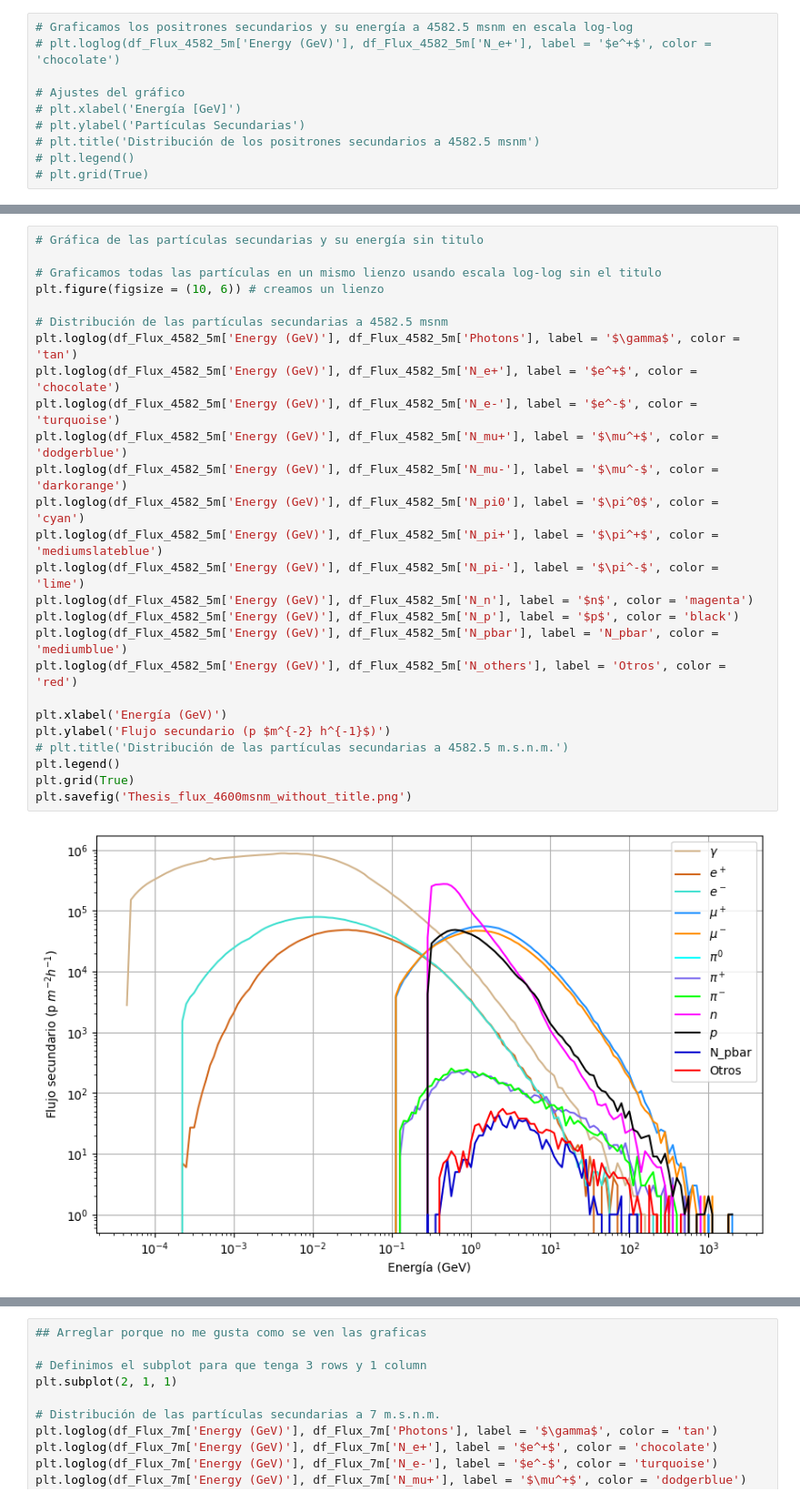
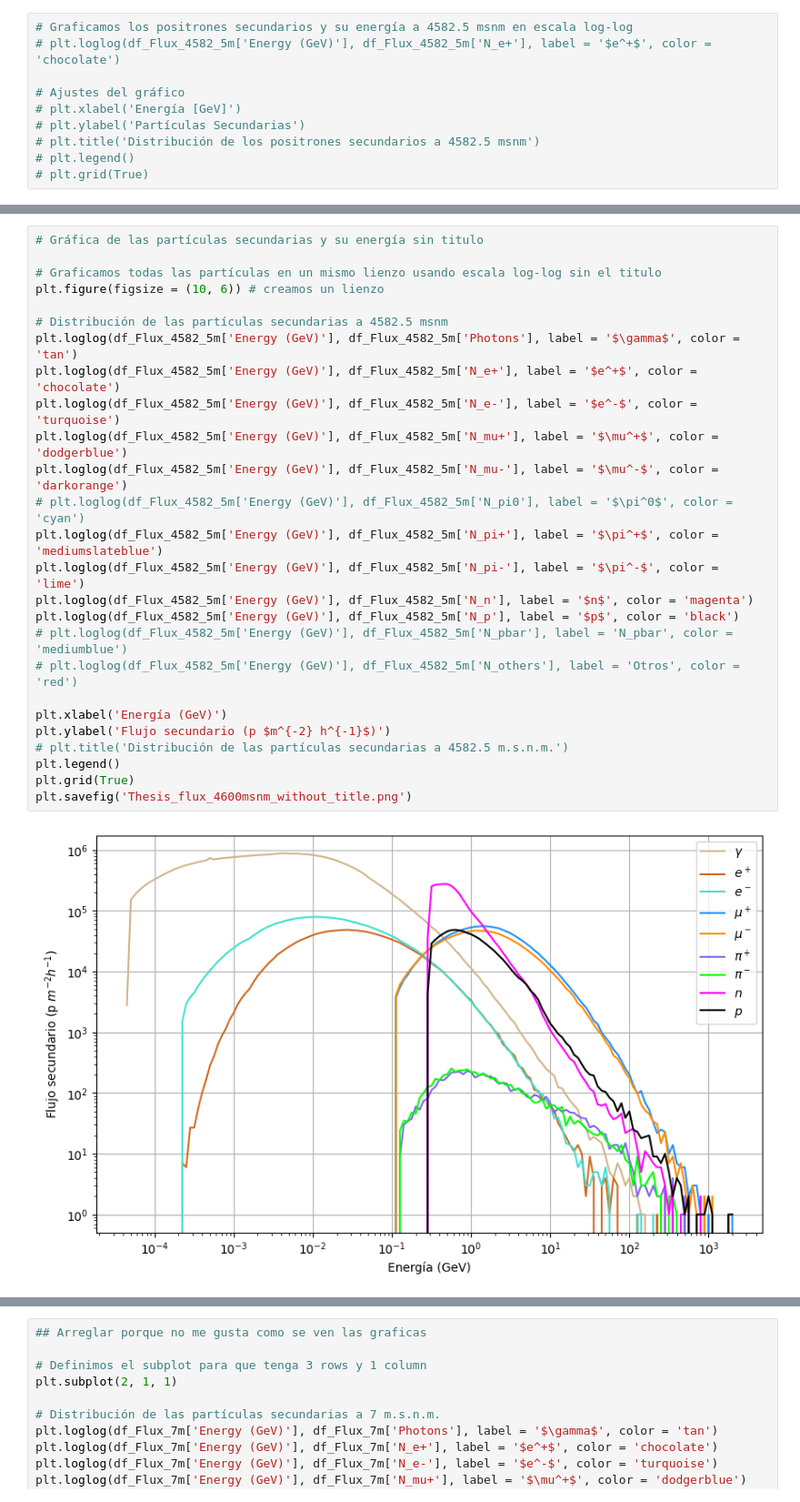
Before and after one commit to Mata13/BScThesis_CosmicRays, a Jupyter notebook: Thes_Flux_NP/Notebook/Thes_Flux_NP.ipynb, the cells around one changed output, grey strips where cells are left out. Shown at 91% size. Cells and saved outputs as stored; diff of their text form.

```diff
--- a/Thes_Flux_NP/Notebook/Thes_Flux_NP.ipynb
+++ b/Thes_Flux_NP/Notebook/Thes_Flux_NP.ipynb
@@ -227,28 +292,28 @@ plt.savefig('Thesis_flux_4600msnm_with_title.png')
 # %%
 # Gráfica de las partículas secundarias y su energía sin titulo
 
 # Graficamos todas las partículas en un mismo lienzo usando escala log-log sin el titulo
 plt.figure(figsize = (10, 6)) # creamos un lienzo
 
 # Distribución de las partículas secundarias a 4582.5 msnm
 plt.loglog(df_Flux_4582_5m['Energy (GeV)'], df_Flux_4582_5m['Photons'], label = '$\gamma$', color = 'tan')
 plt.loglog(df_Flux_4582_5m['Energy (GeV)'], df_Flux_4582_5m['N_e+'], label = '$e^+$', color = 'chocolate')
 plt.loglog(df_Flux_4582_5m['Energy (GeV)'], df_Flux_4582_5m['N_e-'], label = '$e^-$', color = 'turquoise')
 plt.loglog(df_Flux_4582_5m['Energy (GeV)'], df_Flux_4582_5m['N_mu+'], label = '$\mu^+$', color = 'dodgerblue')
 plt.loglog(df_Flux_4582_5m['Energy (GeV)'], df_Flux_4582_5m['N_mu-'], label = '$\mu^-$', color = 'darkorange')
-plt.loglog(df_Flux_4582_5m['Energy (GeV)'], df_Flux_4582_5m['N_pi0'], label = '$\pi^0$', color = 'cyan')
+# plt.loglog(df_Flux_4582_5m['Energy (GeV)'], df_Flux_4582_5m['N_pi0'], label = '$\pi^0$', color = 'cyan')
 plt.loglog(df_Flux_4582_5m['Energy (GeV)'], df_Flux_4582_5m['N_pi+'], label = '$\pi^+$', color = 'mediumslateblue')
 plt.loglog(df_Flux_4582_5m['Energy (GeV)'], df_Flux_4582_5m['N_pi-'], label = '$\pi^-$', color = 'lime')
 plt.loglog(df_Flux_4582_5m['Energy (GeV)'], df_Flux_4582_5m['N_n'], label = '$n$', color = 'magenta')
 plt.loglog(df_Flux_4582_5m['Energy (GeV)'], df_Flux_4582_5m['N_p'], label = '$p$', color = 'black')
-plt.loglog(df_Flux_4582_5m['Energy (GeV)'], df_Flux_4582_5m['N_pbar'], label = 'N_pbar', color = 'mediumblue')
-plt.loglog(df_Flux_4582_5m['Energy (GeV)'], df_Flux_4582_5m['N_others'], label = 'Otros', color = 'red')
+# plt.loglog(df_Flux_4582_5m['Energy (GeV)'], df_Flux_4582_5m['N_pbar'], label = 'N_pbar', color = 'mediumblue')
+# plt.loglog(df_Flux_4582_5m['Energy (GeV)'], df_Flux_4582_5m['N_others'], label = 'Otros', color = 'red')
 
 plt.xlabel('Energía (GeV)')
 plt.ylabel('Flujo secundario (p $m^{-2} h^{-1}$)')
 # plt.title('Distribución de las partículas secundarias a 4582.5 m.s.n.m.')
 plt.legend()
 plt.grid(True)
 plt.savefig('Thesis_flux_4600msnm_without_title.png')
 # %% [output]
-[figure, old version]
+[figure, new version]
```
Also changed, not shown: parts of 9 cells of this notebook, 9 other files.
